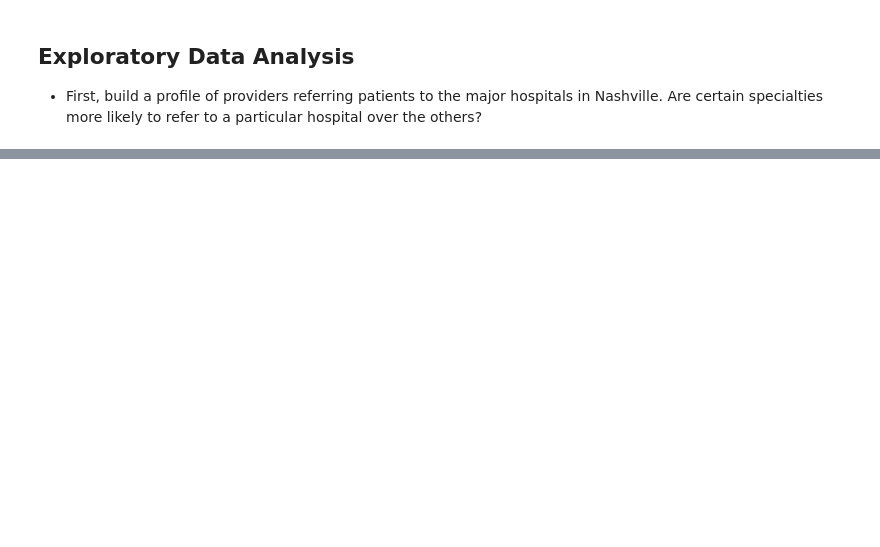
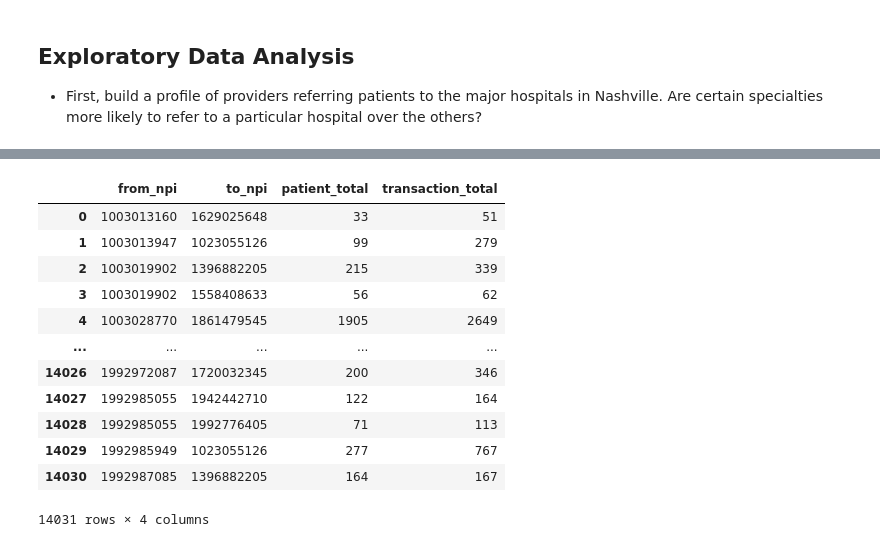
Before and after one commit to tomoumer/hop_team-the-hindenburgs, a Jupyter notebook: notebooks/data_exploration.ipynb, the cells around one changed output, grey strips where cells are left out. Drawn from its saved outputs; the diff is of its cells as text; code cells hidden in the pictures; blank space fills up the shorter version.

```diff
--- a/notebooks/data_exploration.ipynb
+++ b/notebooks/data_exploration.ipynb
@@ -103,0 +89,48 @@ test_sqlite
+# %%
+query = """
+WITH hospitals AS (
+    SELECT DISTINCT npi
+    FROM nnpes AS np
+    INNER JOIN nucc_taxonomy AS nt
+    ON np.primary_taxonomy = nt.code
+    INNER JOIN zip_cbsa AS zc
+    ON np.address_postal_code = zc.zip
+    WHERE entity_type_code = 2.0
+        AND address_state_name = 'TN'
+        AND cbsa = 34980
+        -- AND res_ratio > 0.5
+        AND classification LIKE '%Hospital'
+        AND organization_name != 'BUNDLED PAYMENT SERVICES, LLC'
+        AND organization_name != 'STATE OF TENNESSEE STATE F&A PAYROLL'
+)
+SELECT
+    from_npi,
+    to_npi,
+    SUM(patient_count) AS patient_total,
+    SUM(transaction_count) AS transaction_total
+FROM hop_teaming
+WHERE to_npi IN hospitals
+GROUP BY from_npi, to_npi
+"""
+
+# number of places that refer to major hospitals 14031
+# number of unique places that refer to hospitals 7688
+
+with sqlite3.connect('../data/hop_teaming_database.sqlite') as db:
+    providers_to_hospitals = pd.read_sql(query, db)
+
+providers_to_hospitals
+# %% [output]
+|  | from_npi | to_npi | patient_total | transaction_total |
+| 0 | 1003013160 | 1629025648 | 33 | 51 |
+| 1 | 1003013947 | 1023055126 | 99 | 279 |
+| 2 | 1003019902 | 1396882205 | 215 | 339 |
+| 3 | 1003019902 | 1558408633 | 56 | 62 |
+| 4 | 1003028770 | 1861479545 | 1905 | 2649 |
+| ... | ... | ... | ... | ... |
+| 14026 | 1992972087 | 1720032345 | 200 | 346 |
+| 14027 | 1992985055 | 1942442710 | 122 | 164 |
+| 14028 | 1992985055 | 1992776405 | 71 | 113 |
+| 14029 | 1992985949 | 1023055126 | 277 | 767 |
+| 14030 | 1992987085 | 1396882205 | 164 | 167 |
+14031 rows × 4 columns
```
Also changed, not shown: parts of 5 cells of this notebook.
